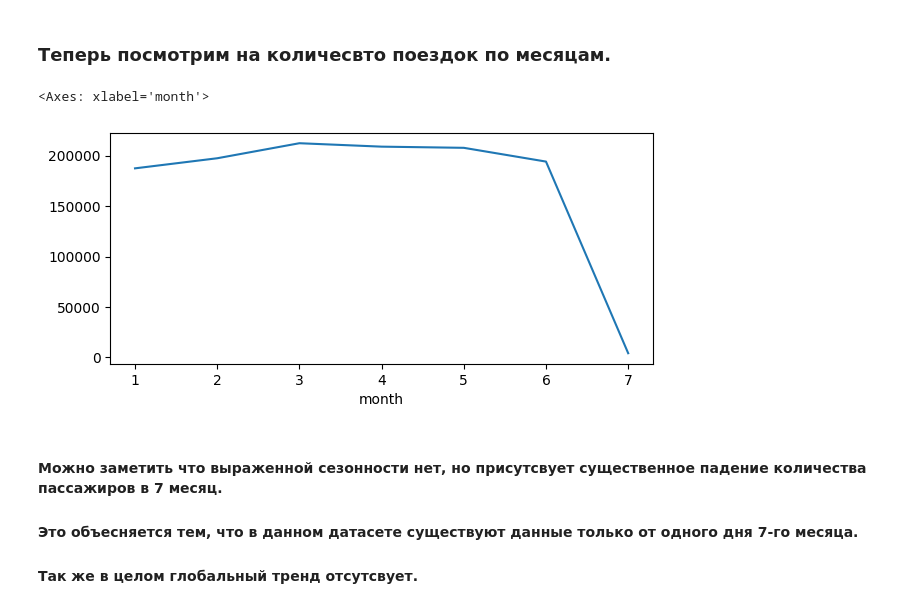
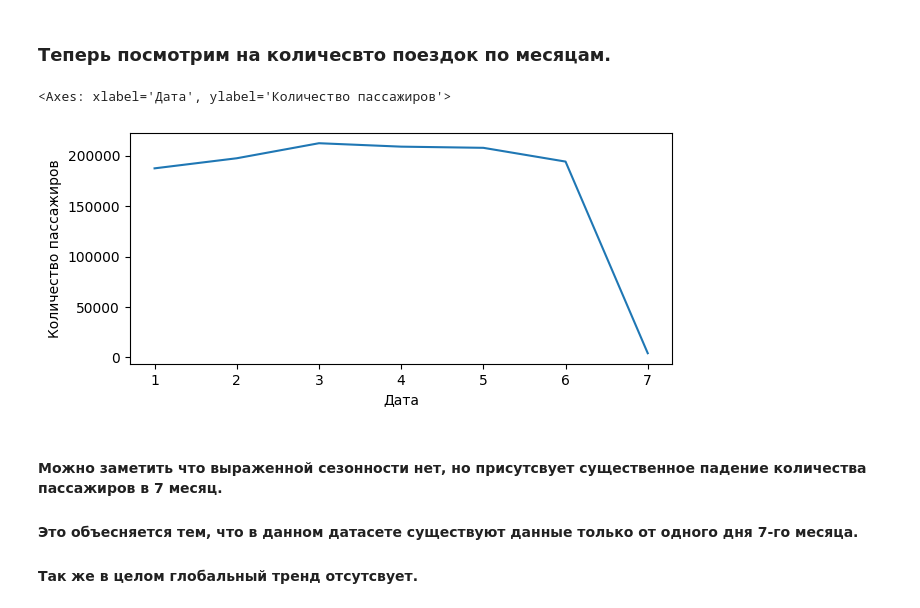
Before and after one commit to xrenvtomate/bigdata-project, a Jupyter notebook: notebooks/visualization.ipynb, the cells around one changed output. Drawn from its saved outputs; the diff is of its cells as text; code cells hidden in the pictures.

```diff
--- a/notebooks/visualization.ipynb
+++ b/notebooks/visualization.ipynb
@@ -97,10 +95,10 @@ df_dates.loc[df_dates["dropoff_datetime"].dt.month == 3].plot(x="dropoff_datetim
 ### Теперь посмотрим на количесвто поездок по месяцам.
 # %%
 df_dates["month"] = df_dates["dropoff_datetime"].dt.month
-df_dates.groupby(by="month")["passenger_count"].sum().plot(x="dropoff_datetime", y="passenger_count", figsize=(7, 3))
+df_dates.groupby(by="month")["passenger_count"].sum().plot(x="dropoff_datetime", y="passenger_count", figsize=(7, 3), xlabel='Дата', ylabel='Количество пассажиров')
 # %% [output]
-<Axes: xlabel='month'>
+<Axes: xlabel='Дата', ylabel='Количество пассажиров'>
-[figure, old version]
+[figure, new version]
 # %% [markdown]
 #### Можно заметить что выраженной сезонности нет, но присутсвует существенное падение количества пассажиров в 7 месяц.
 #### Это объесняется тем, что в данном датасете существуют данные только от одного дня 7-го месяца.
```
Also changed, not shown: parts of 8 cells of this notebook, 9 other files.
